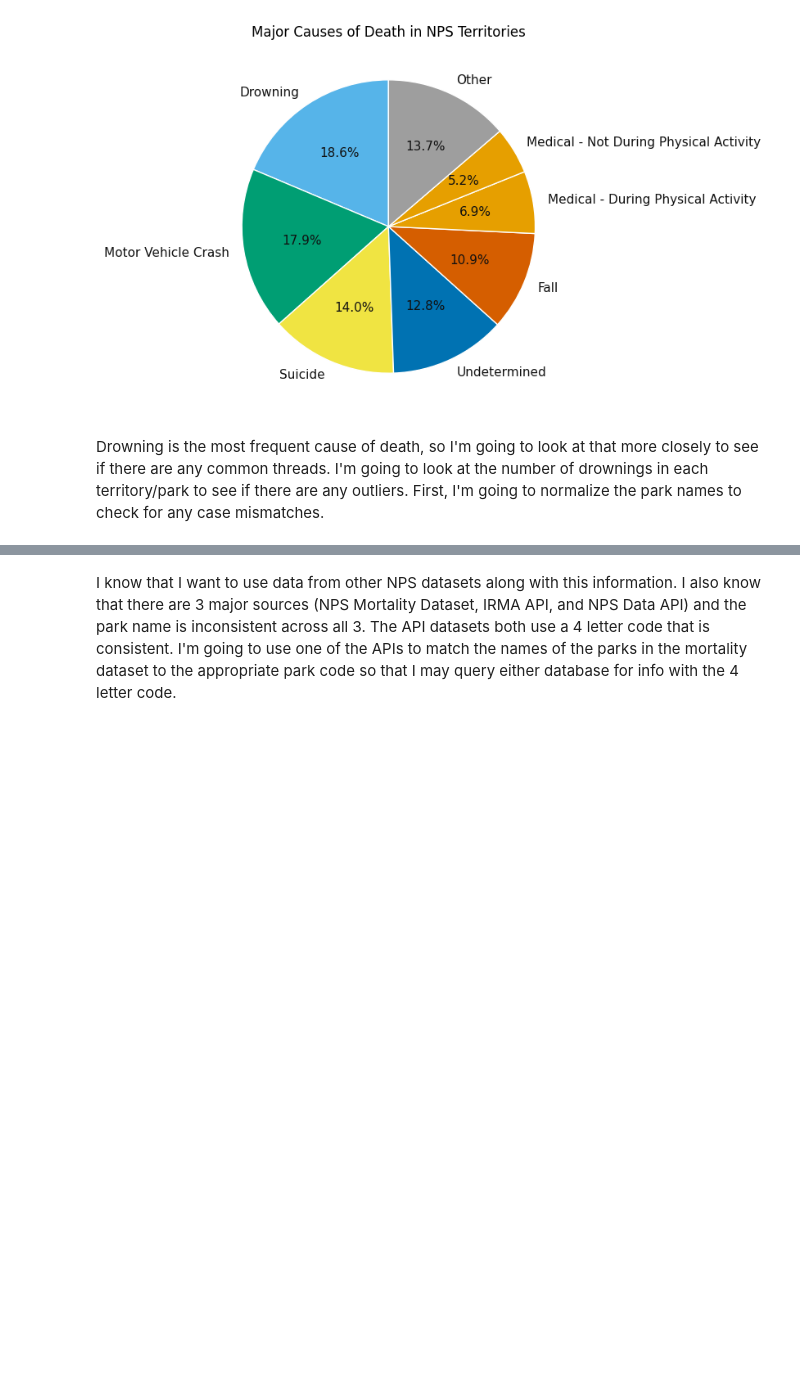
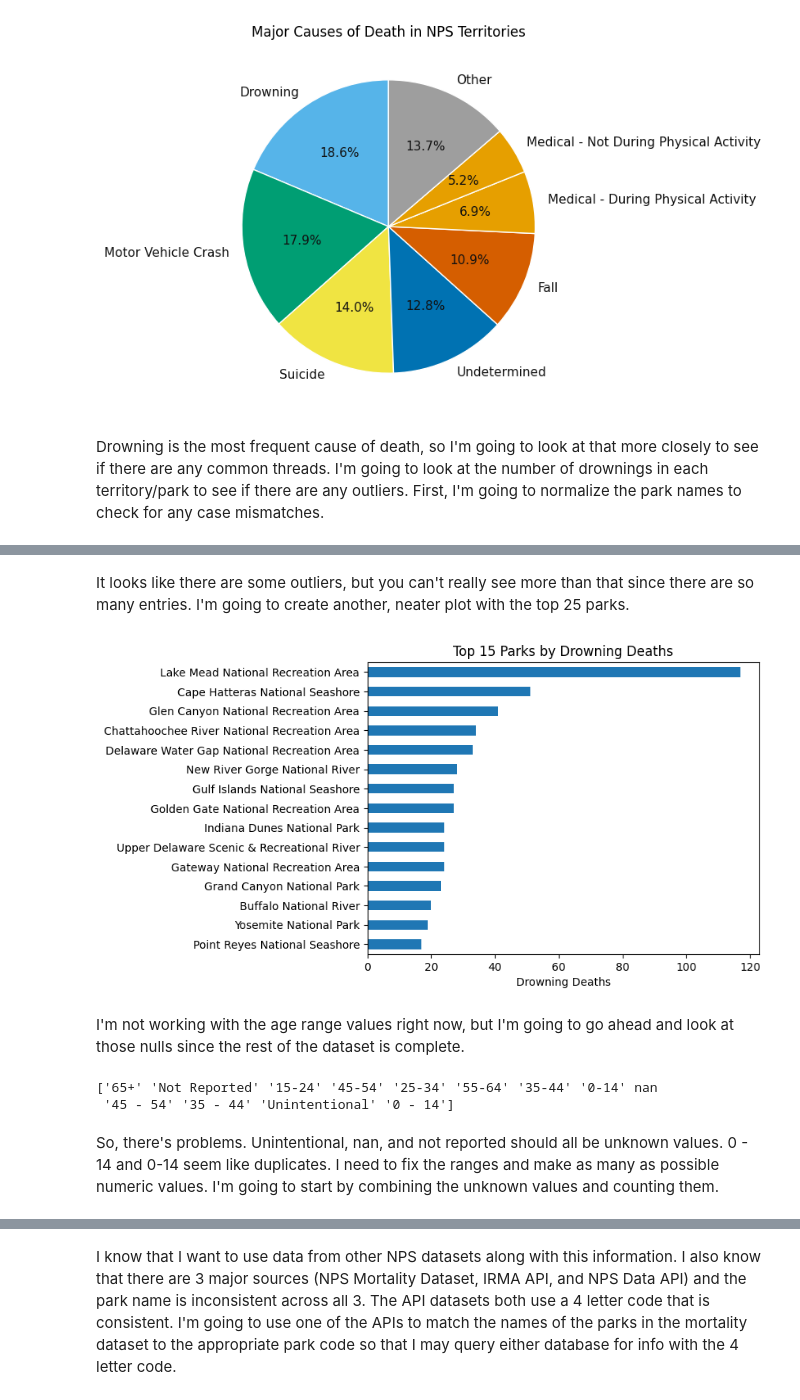
Before and after one commit to jeccalong/NPS_mini_project, a Jupyter notebook: Notebooks/NPS_mini_project.ipynb, the cells around one changed output, grey strips where cells are left out. Saved outputs shown, nothing was run; the diff lists cells and outputs as text; code cells hidden in the pictures; blank space fills up the shorter version.

```diff
--- a/Notebooks/NPS_mini_project.ipynb
+++ b/Notebooks/NPS_mini_project.ipynb
@@ -233,0 +298,22 @@ Drowning is the most frequent cause of death, so I'm going to look at that more
+# %% [markdown]
+It looks like there are some outliers, but you can't really see more than that since there are so many entries. I'm going to create another, neater plot with the top 25 parks.
+# %%
+top_drowning = drowning_counts.head(15).sort_values()
+
+top_drowning.plot(kind="barh")
+plt.title("Top 15 Parks by Drowning Deaths")
+plt.xlabel("Drowning Deaths")
+plt.ylabel("")
+plt.xticks(rotation=0)
+plt.show()
+# %% [output]
+[figure, added]
+# %% [markdown]
+I'm not working with the age range values right now, but I'm going to go ahead and look at those nulls since the rest of the dataset is complete.
+# %%
+print(df["Age Range"].unique())
+# %% [output]
+['65+' 'Not Reported' '15-24' '45-54' '25-34' '55-64' '35-44' '0-14' nan
+ '45 - 54' '35 - 44' 'Unintentional' '0 - 14']
+# %% [markdown]
+So, there's problems. Unintentional, nan, and not reported should all be unknown values. 0 - 14 and 0-14 seem like duplicates. I need to fix the ranges and make as many as possible numeric values. I'm going to start by combining the unknown values and counting them.
```
Also changed, not shown: parts of 33 cells of this notebook, 2 other files.
